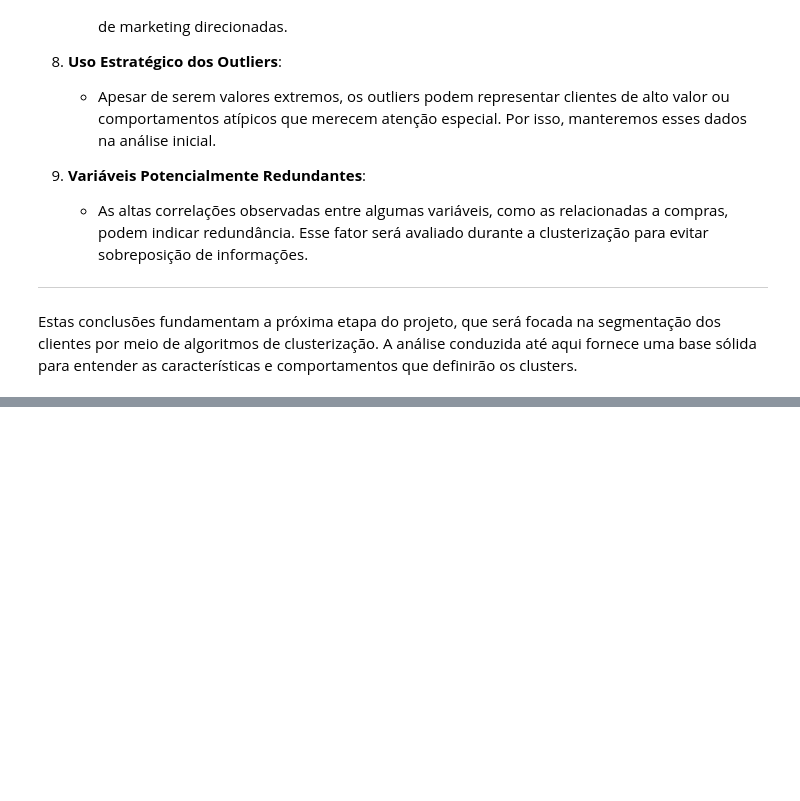
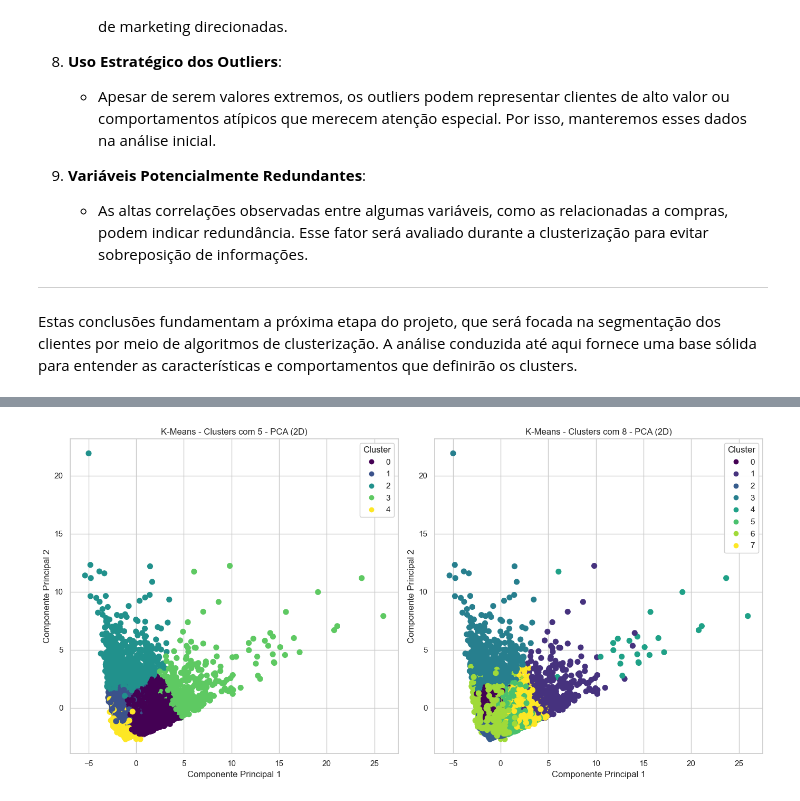
Before and after one commit to tnleite/credit-card-customer-clustering, a Jupyter notebook: 02-Analise/credit-card-customer-clustering.ipynb, the cells around one changed output, grey strips where cells are left out. Drawn from its saved outputs; the diff is of its cells as text; code cells hidden in the pictures; blank space fills up the shorter version.

```diff
--- a/02-Analise/credit-card-customer-clustering.ipynb
+++ b/02-Analise/credit-card-customer-clustering.ipynb
@@ -1511,0 +1514,31 @@ Top 5 Configurações:
+# %%
+# Definir número de clusters
+k_values = [5, 8]
+
+# Gerar gráficos para as melhores configurações
+fig, ax = plt.subplots(1, 2, figsize=(14, 7))
+
+# Para cada número de clusters, gerar o gráfico
+for i, k in enumerate(k_values):
+    kmeans = KMeans(n_clusters=k, random_state=42, n_init=20, max_iter=700, tol=0.001)
+    cluster_labels = kmeans.fit_predict(dados_normalizados)  # Ajuste do modelo
+
+    # Reduzindo a dimensionalidade com PCA
+    pca = PCA(n_components=2)
+    pca_components = pca.fit_transform(dados_normalizados)
+
+    # Plotando os clusters no gráfico
+    scatter = ax[i].scatter(pca_components[:, 0], pca_components[:, 1], c=cluster_labels, cmap='viridis', s=50)
+    ax[i].set_title(f'K-Means - Clusters com {k} - PCA (2D)')
+    ax[i].set_xlabel('Componente Principal 1')
+    ax[i].set_ylabel('Componente Principal 2')
+
+    # Adicionando a legenda com os clusters
+    legend1 = ax[i].legend(*scatter.legend_elements(), title="Cluster")
+    ax[i].add_artist(legend1)
+
+# Exibindo o gráfico
+plt.tight_layout()
+plt.show()
+# %% [output]
+[figure, added]
```
Also changed, not shown: parts of 35 cells of this notebook.
